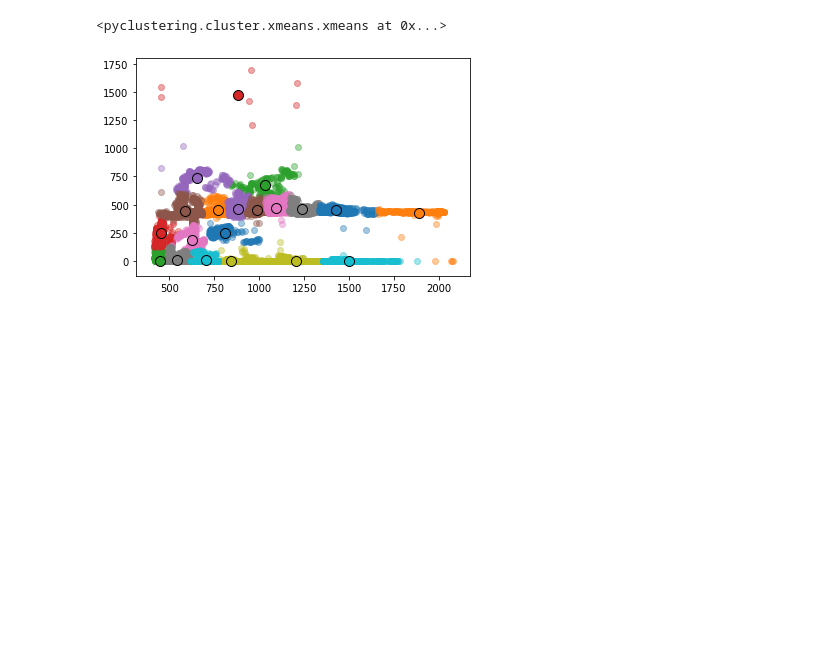
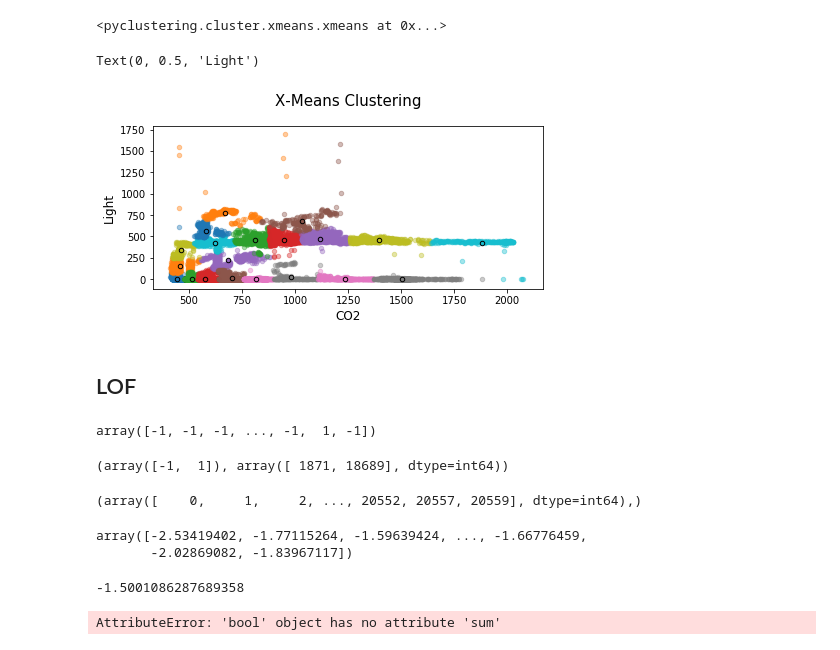
Before and after one commit to lorenzoFerri95/DataMining_Advanced, a Jupyter notebook: Lorenzo/Task 5/cluster_and_density_based_outliers.ipynb, the cells around one changed output. Drawn from its saved outputs; the diff is of its cells as text; code cells hidden in the pictures; blank space fills up the shorter version.

```diff
--- a/Lorenzo/Task 5/cluster_and_density_based_outliers.ipynb
+++ b/Lorenzo/Task 5/cluster_and_density_based_outliers.ipynb
@@ -205,5 +134,5 @@ from pyclustering.cluster import xmeans
 # %%
-xm = xmeans.xmeans(X)
+xm = unsupervised_learning.xmeans.xmeans(X)
 xm.process()
 # %% [output]
 <pyclustering.cluster.xmeans.xmeans at 0x...>
@@ -215,9 +144,17 @@ centers = xm.get_centers()
 i = df.columns.values.tolist().index('CO2')
 j = df.columns.values.tolist().index('Light')
 # %%
+plt.figure(figsize=(7, 3))
 for indexes in clusters:
-    plt.scatter(df.values[indexes,i], df.values[indexes,j], alpha=0.4)
+    plt.scatter(df.values[indexes,i], df.values[indexes,j], s=20, alpha=0.4)
 for c in centers:
-    plt.scatter(c[i], c[j], s=100, edgecolors='k')
+    plt.scatter(c[i], c[j], s=20, edgecolors='k')
+
+plt.title('X-Means Clustering', pad=20, fontsize=15)
+plt.xlabel('CO2', fontsize=12)
+plt.ylabel('Light', fontsize=12)
 # %% [output]
+Text(0, 0.5, 'Light')
-[figure, old version]
+[figure, new version]
+# %% [markdown]
+## LOF
@@ -223,0 +164,4 @@ for c in centers:
+# %%
+outliers
+# %% [output]
+array([-1, -1, -1, ..., -1,  1, -1])
@@ -223,0 +170,30 @@ for c in centers:
+# %%
+np.unique(outliers, return_counts=True)
+# %% [output]
+(array([-1,  1]), array([ 1871, 18689], dtype=int64))
+# %%
+np.where(outliers==-1)
+# %% [output]
+(array([    0,     1,     2, ..., 20552, 20557, 20559], dtype=int64),)
+# %%
+lof.negative_outlier_factor_[np.where(outliers==-1)]
+# %% [output]
+array([-2.53419402, -1.77115264, -1.59639424, ..., -1.66776459,
+       -2.02869082, -1.83967117])
+# %%
+np.max(lof.negative_outlier_factor_[np.where(outliers==-1)])
+# %% [output]
+-1.5001086287689358
+# %%
+Xa = np.r_[np.where(outliers==-1)]
+y_pred = lof.fit_predict(X)
+
+
+n_outliers = len(X)
+ground_truth = np.ones(len(Xa), dtype=int)
+ground_truth[-n_outliers:] = -1
+
+
+n_errors = (y_pred != ground_truth).sum()
+# %% [output]
+AttributeError: 'bool' object has no attribute 'sum'
```
Also changed, not shown: parts of 16 cells of this notebook, 14 other files.
